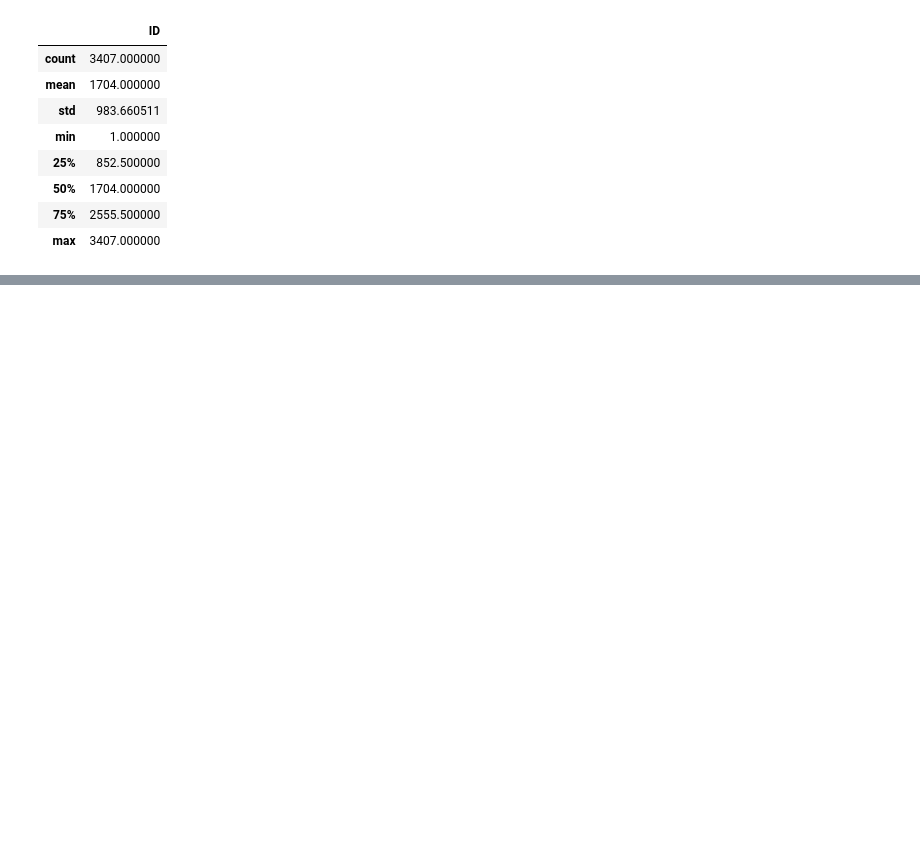
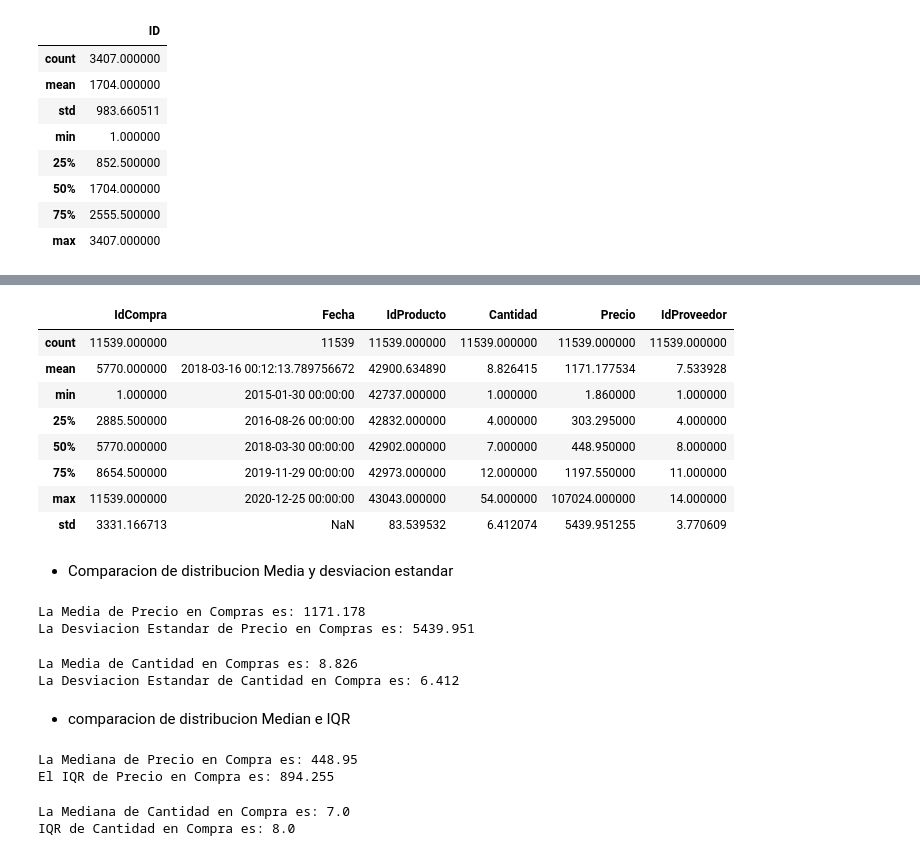
Before and after one commit to diegomaneyro/Dashboards, a Jupyter notebook: scripts/eda.ipynb, the cells around one changed output, grey strips where cells are left out. Saved outputs shown, nothing was run; the diff lists cells and outputs as text; code cells hidden in the pictures; blank space fills up the shorter version.

```diff
--- a/scripts/eda.ipynb
+++ b/scripts/eda.ipynb
@@ -36,0 +98,53 @@ clientes.describe()
+# %%
+compra.describe()
+# %% [output]
+|  | IdCompra | Fecha | IdProducto | Cantidad | Precio | IdProveedor |
+| count | 11539.000000 | 11539 | 11539.000000 | 11539.000000 | 11539.000000 | 11539.000000 |
+| mean | 5770.000000 | 2018-03-16 00:12:13.789756672 | 42900.634890 | 8.826415 | 1171.177534 | 7.533928 |
+| min | 1.000000 | 2015-01-30 00:00:00 | 42737.000000 | 1.000000 | 1.860000 | 1.000000 |
+| 25% | 2885.500000 | 2016-08-26 00:00:00 | 42832.000000 | 4.000000 | 303.295000 | 4.000000 |
+| 50% | 5770.000000 | 2018-03-30 00:00:00 | 42902.000000 | 7.000000 | 448.950000 | 8.000000 |
+| 75% | 8654.500000 | 2019-11-29 00:00:00 | 42973.000000 | 12.000000 | 1197.550000 | 11.000000 |
+| max | 11539.000000 | 2020-12-25 00:00:00 | 43043.000000 | 54.000000 | 107024.000000 | 14.000000 |
+| std | 3331.166713 | NaN | 83.539532 | 6.412074 | 5439.951255 | 3.770609 |
+# %% [markdown]
+* Comparacion de distribucion Media y desviacion estandar
+# %%
+# Precio Media y Mediana redondeado a 3 decimales
+mediaPrecio = compra['Precio'].mean().round(3)
+stdPrecio = compra['Precio'].std().round(3)
+print(f'La Media de Precio en Compras es: {mediaPrecio}')
+print(f'La Desviacion Estandar de Precio en Compras es: {stdPrecio}')
+# %% [output]
+La Media de Precio en Compras es: 1171.178
+La Desviacion Estandar de Precio en Compras es: 5439.951
+# %%
+# Cantidad Media y Mediana
+mediaCantidad = compra['Cantidad'].mean().round(3)
+stdCantidad = compra['Cantidad'].std().round(3)
+
+print(f'La Media de Cantidad en Compras es: {mediaCantidad}')
+print(f'La Desviacion Estandar de Cantidad en Compra es: {stdCantidad}')
+# %% [output]
+La Media de Cantidad en Compras es: 8.826
+La Desviacion Estandar de Cantidad en Compra es: 6.412
+# %% [markdown]
+* comparacion de distribucion Median e IQR
+# %%
+median = compra['Precio'].median()
+iqr = compra['Precio'].quantile(0.75) - compra['Precio'].quantile(0.25)
+
+print(f'La Mediana de Precio en Compra es: {median}')
+print(f'El IQR de Precio en Compra es: {iqr}')
+# %% [output]
+La Mediana de Precio en Compra es: 448.95
+El IQR de Precio en Compra es: 894.255
+# %%
+medianCantidad = compra['Cantidad'].median()
+iqrCantidad = compra['Cantidad'].quantile(0.75) - compra['Cantidad'].quantile(0.25)
+
+print(f'La Mediana de Cantidad en Compra es: {medianCantidad}')
+print(f'IQR de Cantidad en Compra es: {iqrCantidad}')
+# %% [output]
+La Mediana de Cantidad en Compra es: 7.0
+IQR de Cantidad en Compra es: 8.0
```
Also changed, not shown: parts of 15 cells of this notebook.
